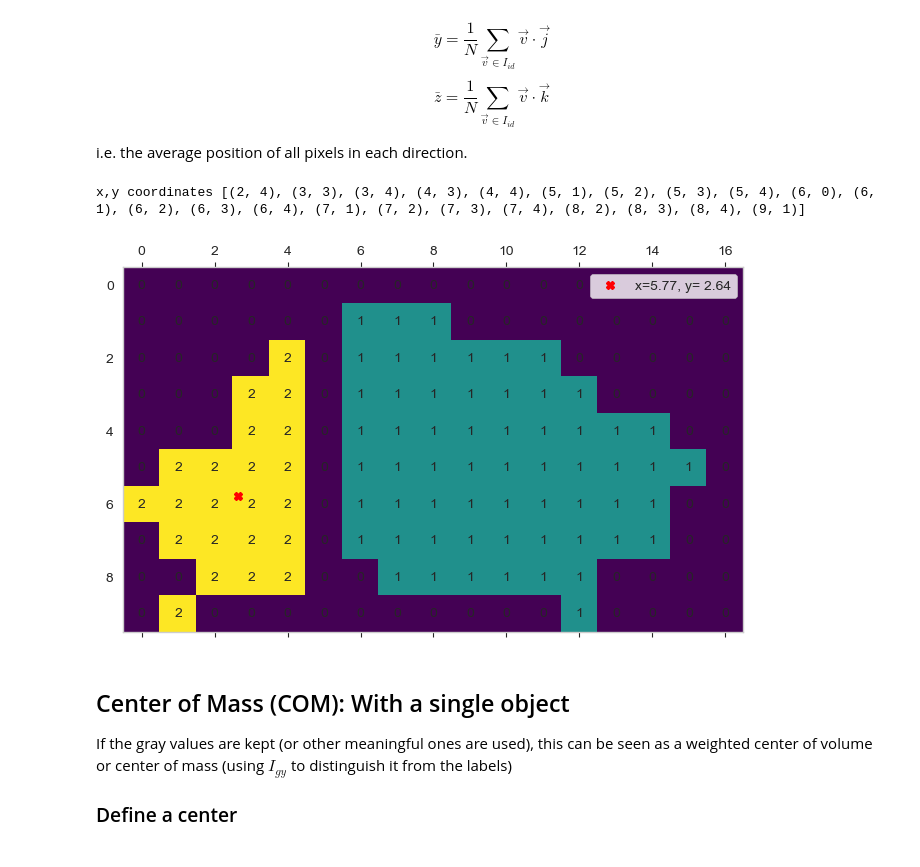
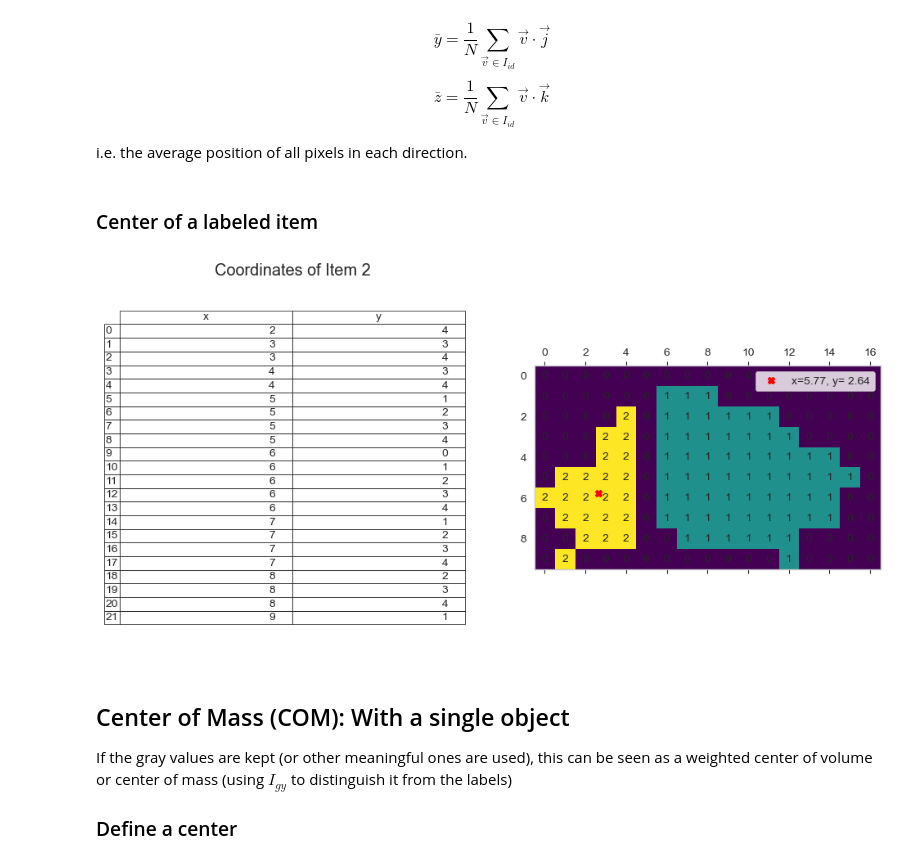
Before and after one commit to ImagingLectures/Quantitative-Big-Imaging-2021, a Jupyter notebook: Lectures/Lecture-06/06-ShapeAnalysis.ipynb, the cells around one changed output. Drawn from its saved outputs; the diff is of its cells as text; code cells hidden in the pictures.

```diff
--- a/Lectures/Lecture-06/06-ShapeAnalysis.ipynb
+++ b/Lectures/Lecture-06/06-ShapeAnalysis.ipynb
@@ -281,7 +295,6 @@ In a [brushfire](http://www.sciencedirect.com/science/article/pii/S0921889007000
 # %% [markdown]
 ### Implementation of the brush fire algorithm
 # %%
-fig, m_axs = plt.subplots(2, 2, figsize=(15, 10))
 last_img = idx_img.copy()
 img_list = [last_img]
 for iteration, c_ax in enumerate(m_axs.flatten(), 1):
@@ -305,12 +318,6 @@ for iteration, c_ax in enumerate(m_axs.flatten(), 1):
                                         cur_img[x, y] = new_val
 
     img_list += [cur_img]
-    sns.heatmap(cur_img,
-                annot=True,
-                fmt="d",
-                cmap='nipy_spectral',
-                ax=c_ax)
-    c_ax.set_title('Iteration #{}'.format(iteration))
     if (cur_img == last_img).all():
         print('Done')
         break
@@ -340,0 +349,9 @@ Done
+# %%
+fig, m_axs = plt.subplots(2, 2, figsize=(15, 10)); m_axs=m_axs.ravel()
+for c_ax,cur_img in zip(m_axs,img_list):
+    sns.heatmap(cur_img,
+                annot=True,
+                fmt="d",
+                cmap='nipy_spectral',
+                ax=c_ax)
+    c_ax.set_title('Iteration #{}'.format(iteration))
@@ -654,26 +679,29 @@ $$ \bar{y} = \frac{1}{N} \sum_{\vec{v}\in I_{id}} \vec{v}\cdot\vec{j} $$
 $$ \bar{z} = \frac{1}{N} \sum_{\vec{v}\in I_{id}} \vec{v}\cdot\vec{k} $$
 
 i.e. the average position of all pixels in each direction.
+# %% [markdown]
+### Center of a labeled item
 # %%
 x_coord, y_coord = [], []
 for x in range(lab_img.shape[0]):
     for y in range(lab_img.shape[1]):
         if lab_img[x, y] == 2:
             x_coord += [x]
             y_coord += [y]
-print('x,y coordinates', list(zip(x_coord, y_coord)))
+items = pd.DataFrame.from_dict({'x': x_coord, 'y': y_coord})
 
-fig, ax = plt.subplots(figsize=[8,6],dpi=100)
+fig, ax = plt.subplots(1,2,figsize=[12,6],dpi=100)
 # Using matshow here just because it sets the ticks up nicely. imshow is faster.
-ax.matshow(lab_img,cmap='viridis')
-ax.plot(np.mean(y_coord),np.mean(x_coord),'rX',
+ax[1].matshow(lab_img,cmap='viridis')
+ax[1].plot(np.mean(y_coord),np.mean(x_coord),'rX',
         label="x={0:0.2f}, y= {1:0.2f}".format(np.mean(x_coord), np.mean(y_coord)))
-ax.legend()
+ax[1].legend()
 for (i, j), z in np.ndenumerate(lab_img):
-    ax.text(j, i, '{}'.format(z), ha='center', va='center')
+    ax[1].text(j, i, '{}'.format(z), ha='center', va='center')
+pd.plotting.table(data=items, ax=ax[0], loc='center')
+ax[0].set_title('Coordinates of Item 2'); ax[0].axis('off');
 # %% [output]
-x,y coordinates [(2, 4), (3, 3), (3, 4), (4, 3), (4, 4), (5, 1), (5, 2), (5, 3), (5, 4), (6, 0), (6, 1), (6, 2), (6, 3), (6, 4), (7, 1), (7, 2), (7, 3), (7, 4), (8, 2), (8, 3), (8, 4), (9, 1)]
-[figure, old version]
+[figure, new version]
 # %% [markdown]
 ## Center of Mass (COM): With a single object
 
```
Also changed, not shown: parts of 69 cells of this notebook.
